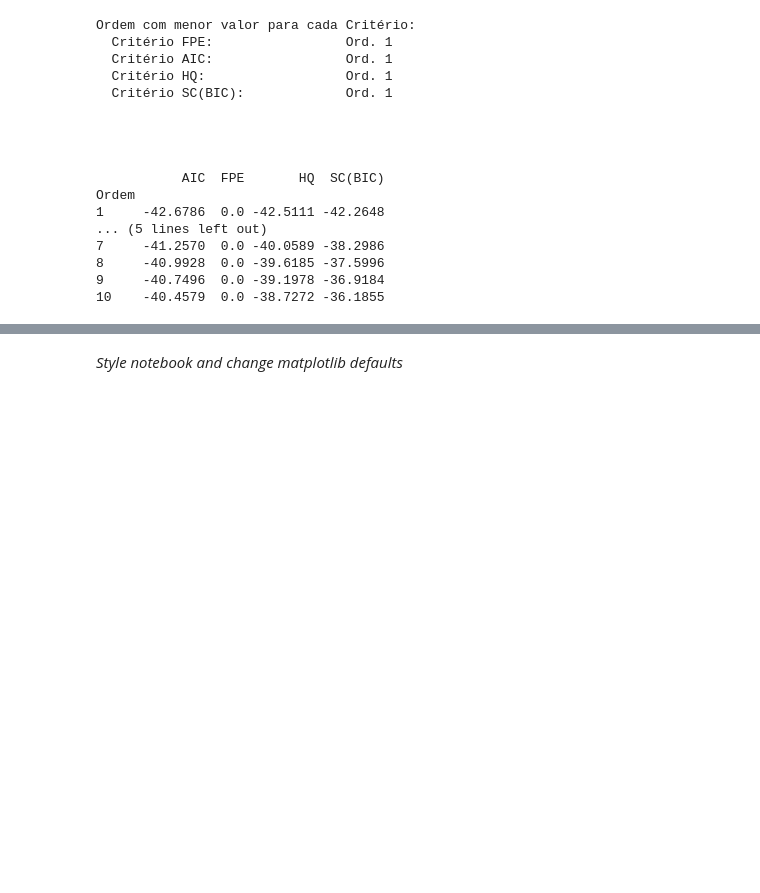
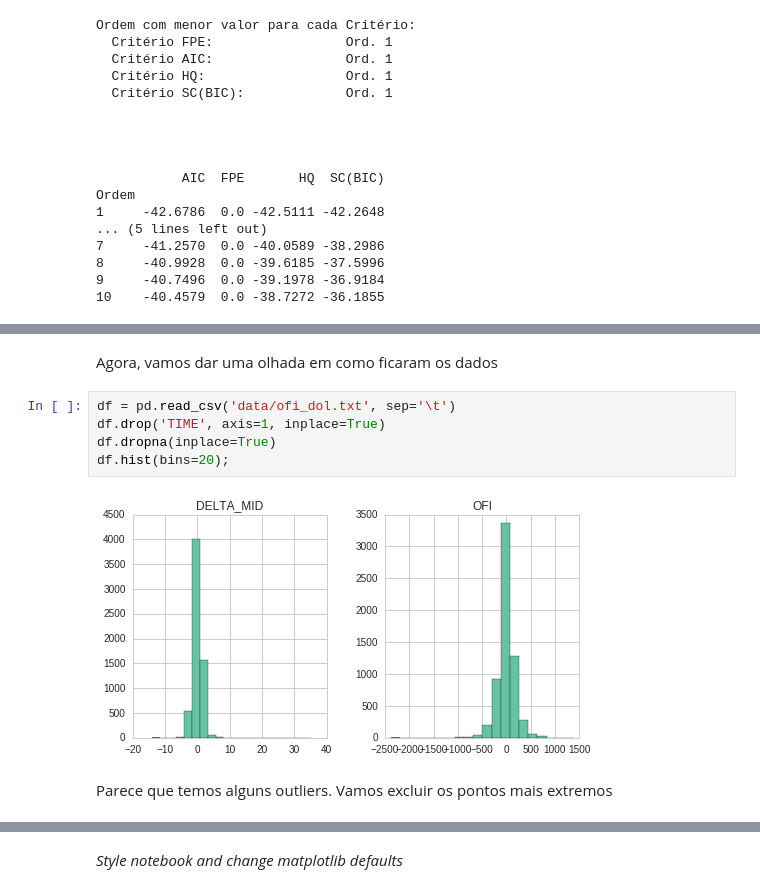
Before and after one commit to ucaiado/VectorAutoregression_Model, a Jupyter notebook: report.ipynb, the cells around one changed output, grey strips where cells are left out. Saved outputs shown, nothing was run; the diff lists cells and outputs as text; blank space fills up the shorter version.

```diff
--- a/report.ipynb
+++ b/report.ipynb
@@ -328,0 +451,11 @@ bla bla
+# %% [markdown]
+Agora, vamos dar uma olhada em como ficaram os dados
+# %%
+df = pd.read_csv('data/ofi_dol.txt', sep='\t')
+df.drop('TIME', axis=1, inplace=True)
+df.dropna(inplace=True)
+df.hist(bins=20);
+# %% [output]
+[figure, added]
+# %% [markdown]
+Parece que temos alguns outliers. Vamos excluir os pontos mais extremos
```
Also changed, not shown: parts of 36 cells of this notebook, 2 other files.
